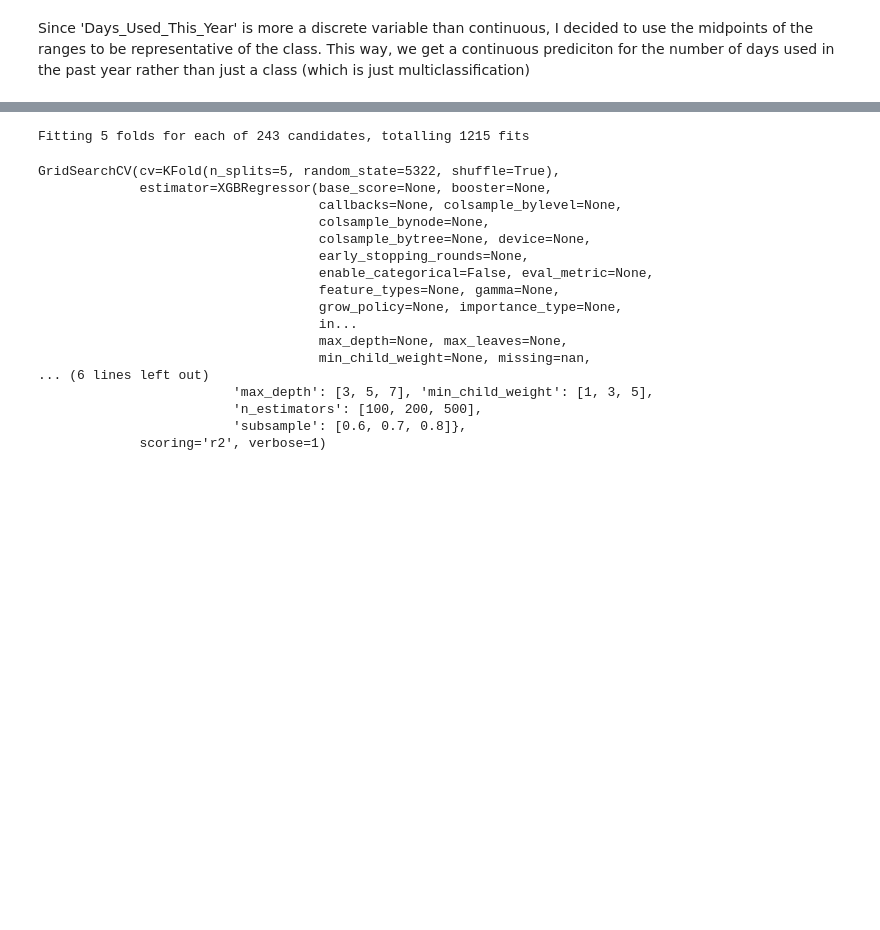
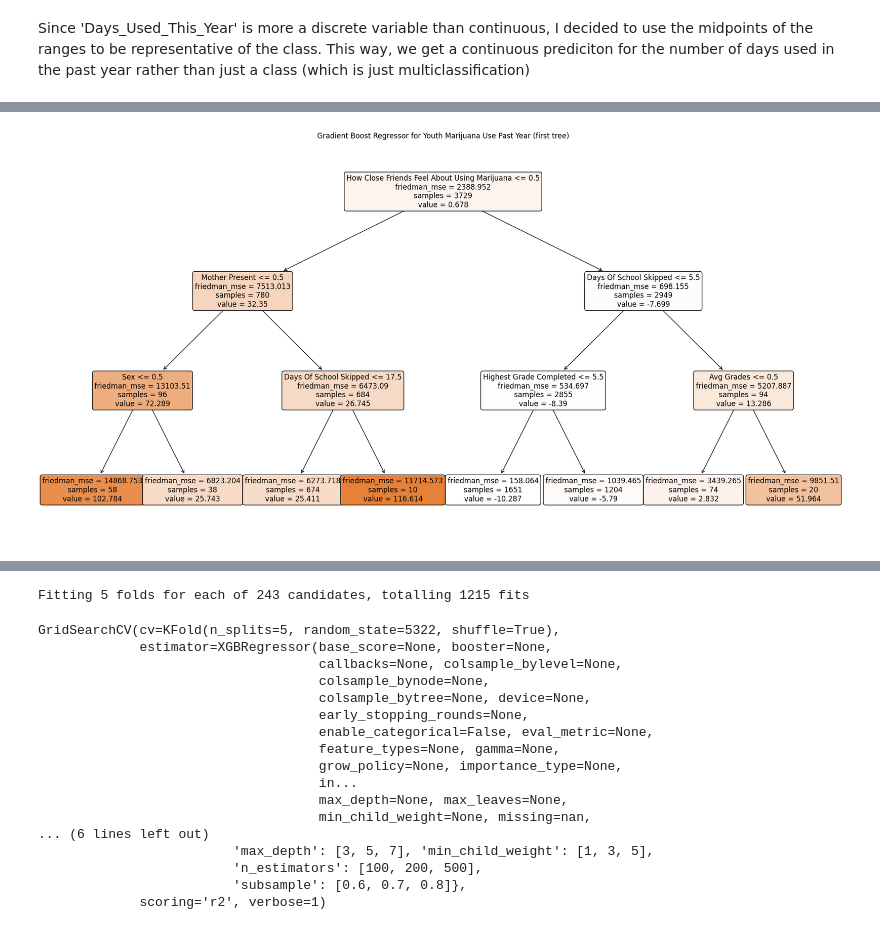
Before and after one commit to ChristufaY/data5322, a Jupyter notebook: hw1/hw1.ipynb, the cells around one changed output, grey strips where cells are left out. Drawn from its saved outputs; the diff is of its cells as text; code cells hidden in the pictures; blank space fills up the shorter version.

```diff
--- a/hw1/hw1.ipynb
+++ b/hw1/hw1.ipynb
@@ -194,9 +195,10 @@ data.shape
 # %%
 # nothing for this
 ordinal_vars = [
-    'Avg_Grades', 'Highest_Grade_Completed', 'Health_Status',
+    'Highest_Grade_Completed', 'Health_Status',
     'Poverty_Level', 'Household_Income', 'Days_Used_This_Year', 'Days_Used_This_Month'
 ]
+data['Health_Status'] = data['Health_Status'].astype('int')
 # %%
 # map these to 0/1 instead of 1/2
 binary_vars = [
@@ -857,0 +825,15 @@ plt.show()
+# %%
+# plot the tree
+plt.figure(figsize = (24, 12))
+plot_tree(
+    decision_tree = best_gboost.estimators_[0, 0],
+    feature_names = x_train.columns.str.replace('_', ' '),
+    class_names = ['Never Used', 'Used'],
+    filled = True,
+    rounded = True,
+    fontsize = 12
+)
+plt.title("Gradient Boost Regressor for Youth Marijuana Use Past Year (first tree)")
+plt.show()
+# %% [output]
+[figure, added]
```
Also changed, not shown: parts of 46 cells of this notebook, 8 other files.
